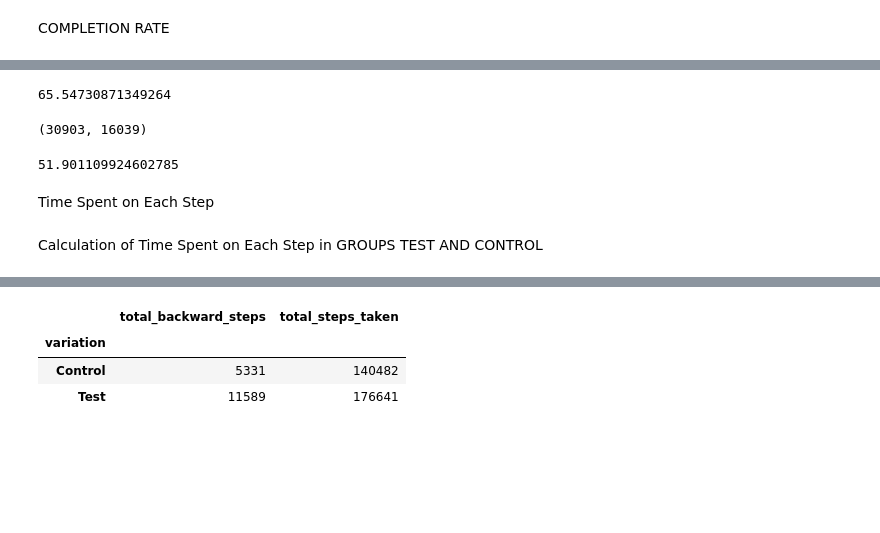
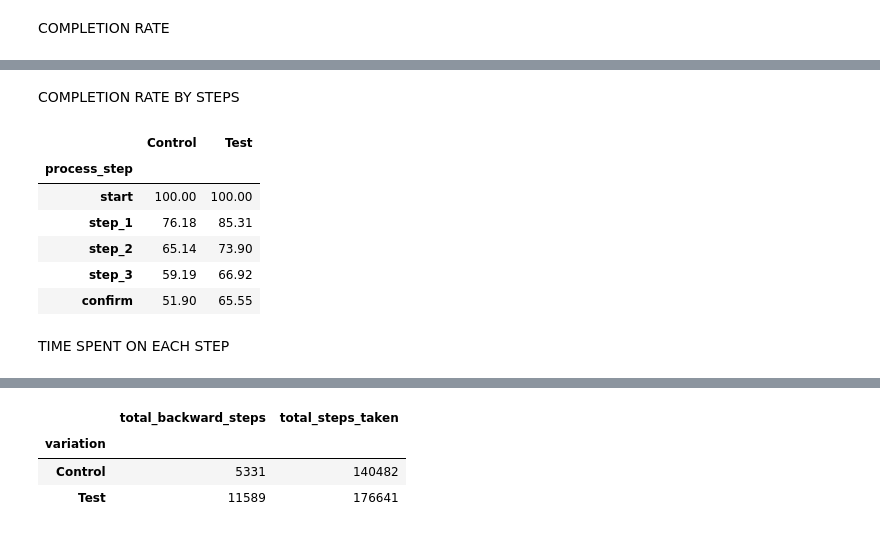
Before and after one commit to mombolionnel-max/Project_vanguard, a Jupyter notebook: PROJECT VANGUARD MERGED (1).ipynb, the cells around one changed output, grey strips where cells are left out. Saved outputs shown, nothing was run; the diff lists cells and outputs as text; code cells hidden in the pictures; blank space fills up the shorter version.

```diff
--- a/PROJECT VANGUARD MERGED (1).ipynb
+++ b/PROJECT VANGUARD MERGED (1).ipynb
@@ -199,41 +177,38 @@ N_start_test, N_confirm_test
-# %%
-# Calcul of completion rate of TEST GROUP --> % of visits which started and completed for test group
-
-completion_rate_test = (N_confirm_test / N_start_test) * 100
-
-completion_rate_test
-# %% [output]
-65.54730871349264
-# %%
-# Calcul complition rate group CONTROL
-
-# number of unique visit which are started the process for group Control
-df_start_control = merged[
-    (merged['process_step'] == 'start') &
-    (merged['variation'] == 'Control')
-]
-N_start_control = df_start_control['visit_id'].nunique()
-
-# number of unique visit which are  confirmed the process for group Control
-
-df_confirm_control = merged[
-    (merged['process_step'] == 'confirm') &
-    (merged['variation'] == 'Control')
-]
-N_confirm_control = df_confirm_control['visit_id'].nunique()
-
-
-N_start_control, N_confirm_control
-# %% [output]
-(30903, 16039)
-# %%
-# Calcul of completion rate of CONTROL GROUP --> % of visits which started and completed  for  control group
-completion_rate_control =(N_confirm_control / N_start_control) * 100
-
-completion_rate_control
-# %% [output]
-51.901109924602785
+# %% [markdown]
+COMPLETION RATE BY STEPS
+# %%
+# counting of unique visit per stage and per group
+
+step_counts_multiindex = merged.groupby(['process_step', 'variation'])['visit_id'].nunique().sort_values(ascending=False)
+
+step_counts = step_counts_multiindex.unstack(fill_value=0)
+
+
+#Determining the number of visits at 'start' (base 100%)
+start_counts = step_counts.loc['start']
+start_control = start_counts.get('Control', 1)
+start_test = start_counts.get('Test', 1)
+
+# Calculating rates for each group
+completion_rate = pd.DataFrame()
+completion_rate['Control'] = (step_counts['Control'] / start_control) * 100
+completion_rate['Test'] = (step_counts['Test'] / start_test) * 100
+
+# display order
+step_order_ = ['start', 'step_1', 'step_2', 'step_3', 'confirm']
+
+# Reindexing the DataFrame to enforce the order
+completion_rate_by_steps = completion_rate.reindex(step_order_, fill_value=0).round(2)
+
+
+completion_rate_by_steps
+# %% [output]
+|  | Control | Test |
+| process_step |  |  |
+| start | 100.00 | 100.00 |
+| step_1 | 76.18 | 85.31 |
+| step_2 | 65.14 | 73.90 |
+| step_3 | 59.19 | 66.92 |
+| confirm | 51.90 | 65.55 |
 # %% [markdown]
-Time Spent on Each Step
+TIME SPENT ON EACH STEP
-# %% [markdown]
-Calculation of Time Spent on Each Step in GROUPS TEST AND CONTROL
```
Also changed, not shown: parts of 8 cells of this notebook.
